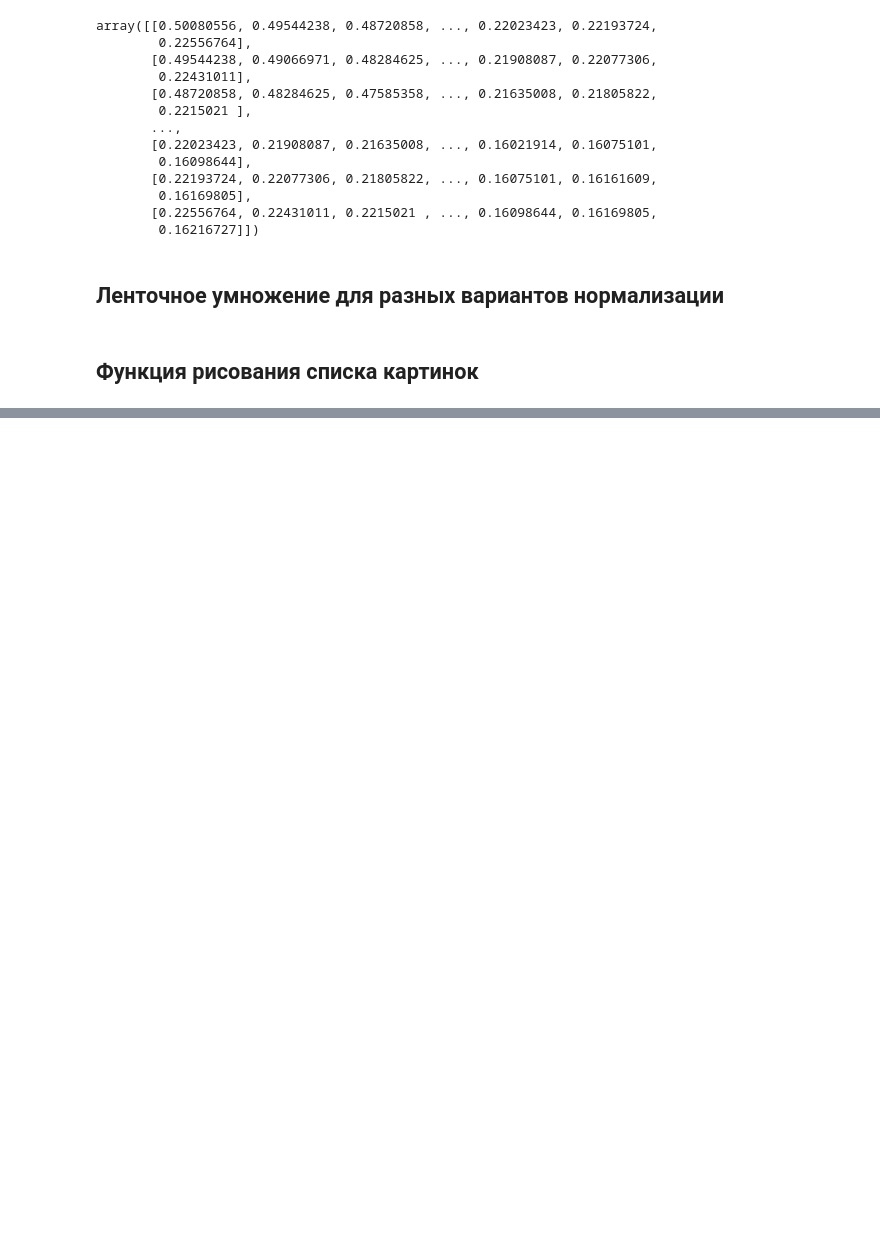
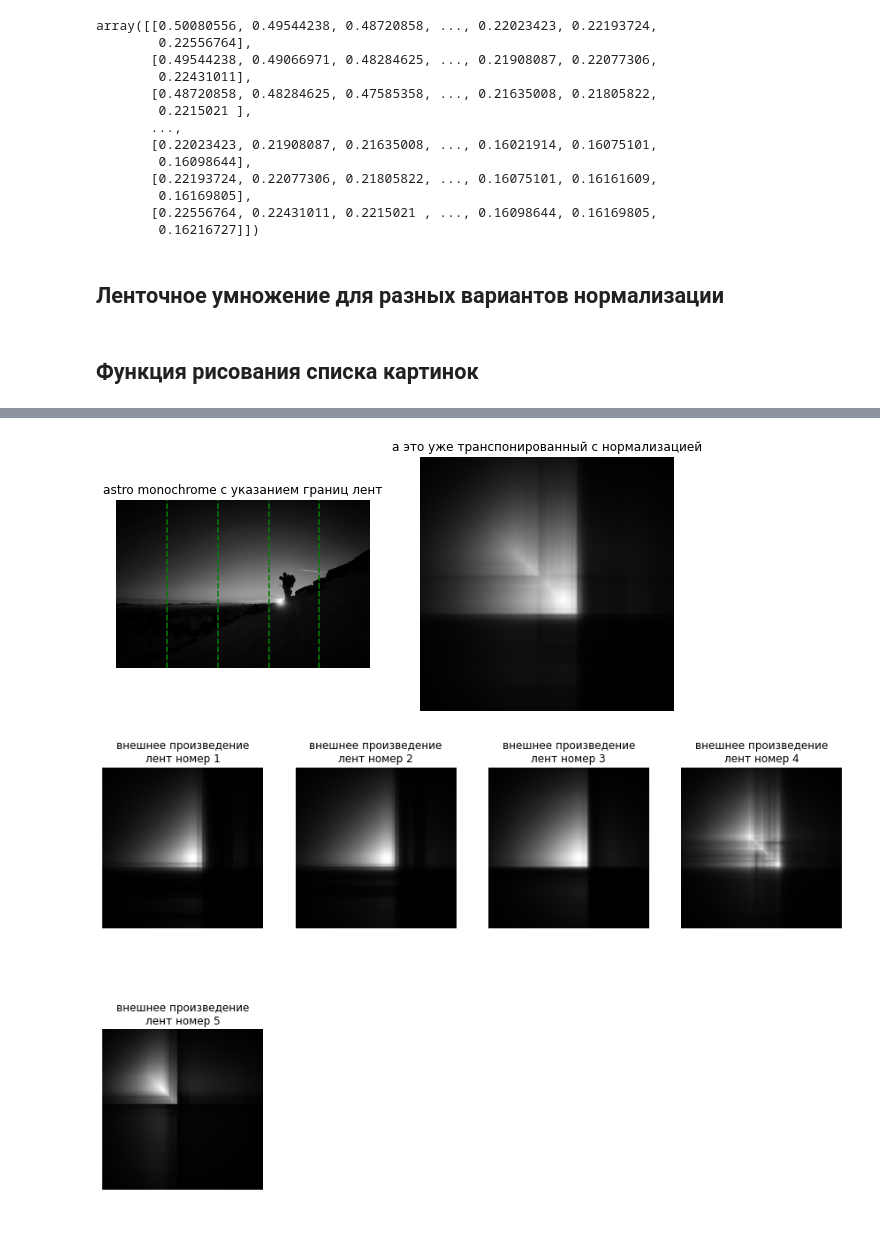
Before and after one commit to Chernobilsky/Mishka-project, a Jupyter notebook: Drafts/strips-multiplication.ipynb, the cells around one changed output, grey strips where cells are left out. Cells and saved outputs as stored; diff of their text form; code cells hidden in the pictures; blank space fills up the shorter version.

```diff
--- a/Drafts/strips-multiplication.ipynb
+++ b/Drafts/strips-multiplication.ipynb
@@ -425,0 +502,5 @@ plot_block_outer_product_trans_decomposition (parrot, 'parrot', strip_width=100,
+# %%
+plot_block_outer_product_trans_decomposition (astro, 'astro', strip_width=100, images_per_row=4)
+# %% [output]
+[figure, added]
+[figure, added]
```
Also changed, not shown: parts of 15 cells of this notebook.
